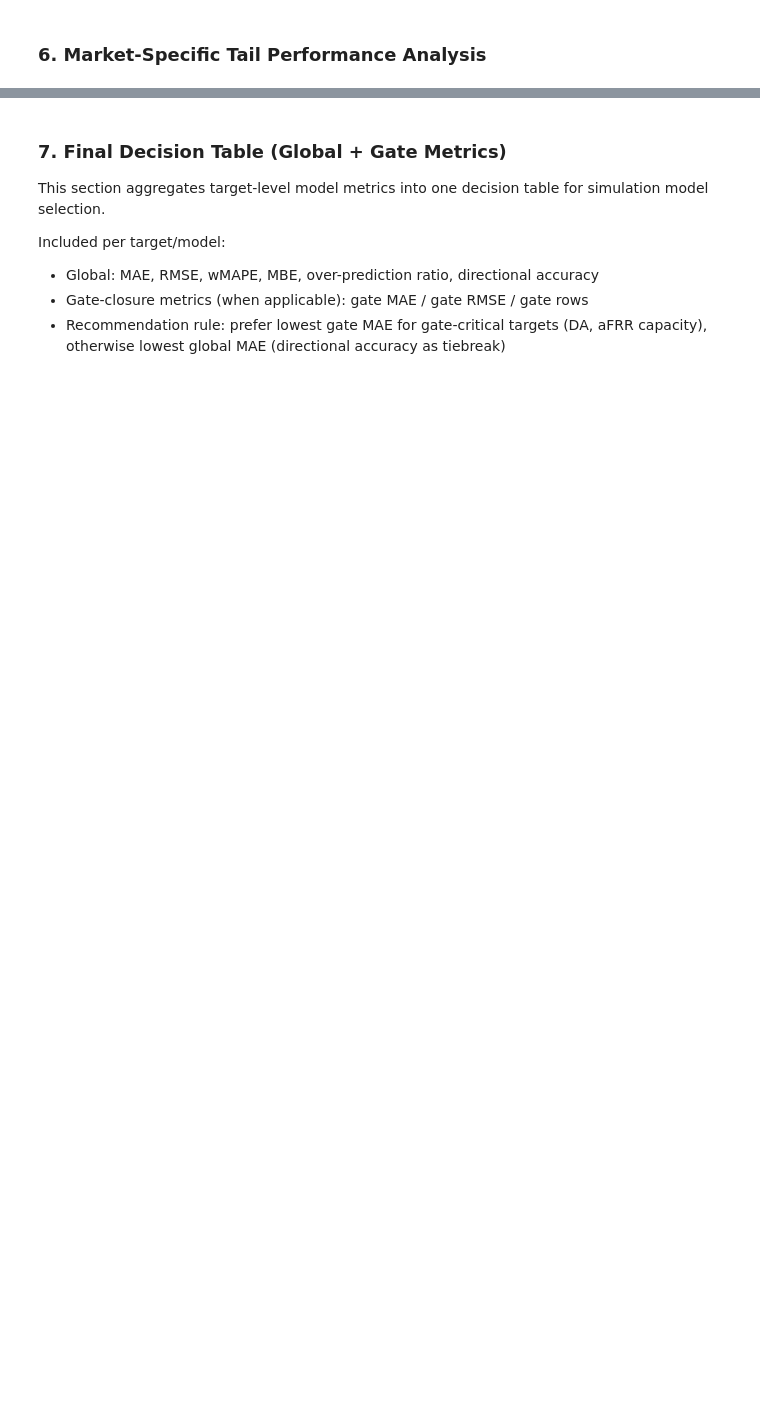
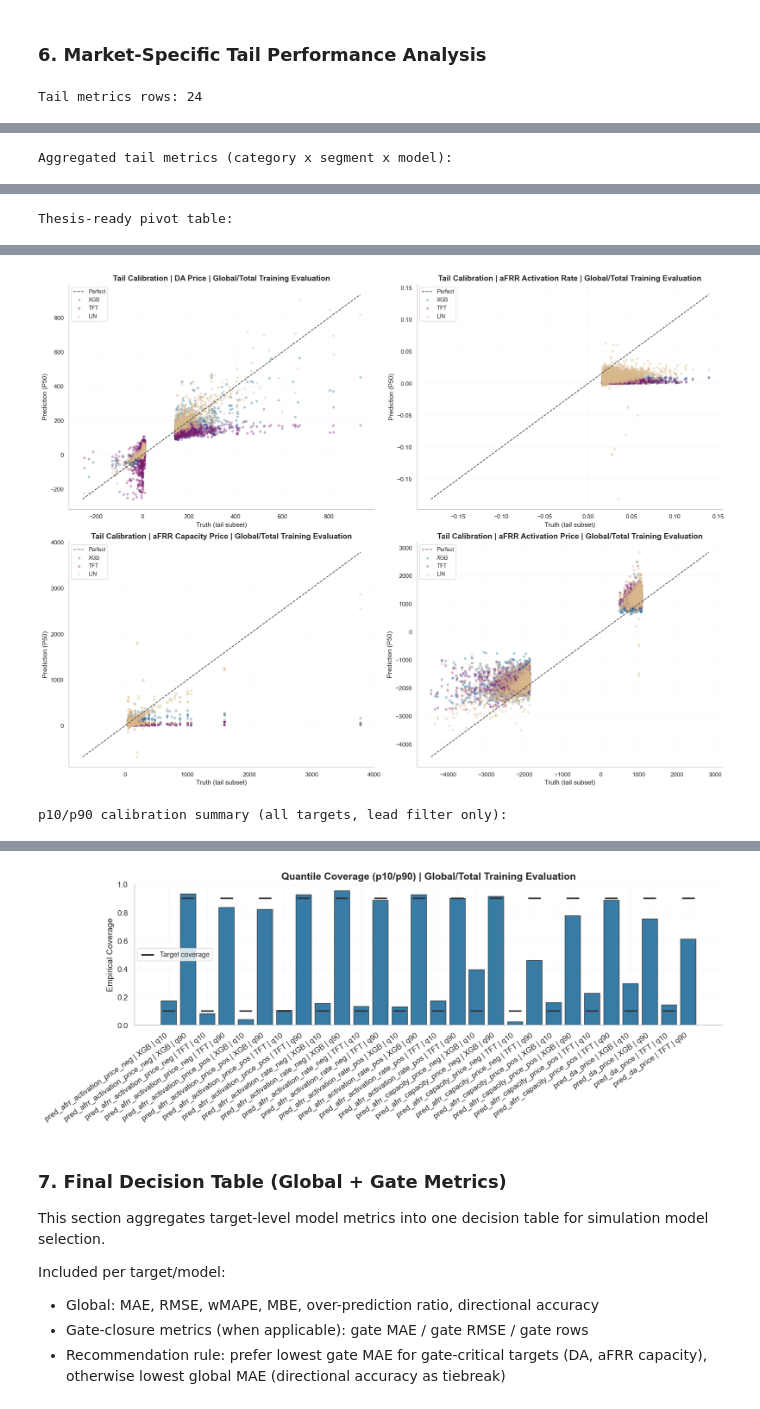
Before and after one commit to lgiesen/energy_trading, a Jupyter notebook: notebooks/benchmark_investigation.ipynb, the cells around one changed output, grey strips where cells are left out. Cells and saved outputs as stored; diff of their text form; code cells hidden in the pictures; blank space fills up the shorter version.

```diff
--- a/notebooks/benchmark_investigation.ipynb
+++ b/notebooks/benchmark_investigation.ipynb
@@ -604,6 +697,8 @@ MODEL_INFO = {
 MODEL_IDS = ['xgb', 'tft', 'lin']
 MODEL_LABELS = {mid: MODEL_INFO[mid]['label'] for mid in MODEL_IDS}
 MODEL_COLORS = {mid: MODEL_INFO[mid]['color'] for mid in MODEL_IDS}
+MAX_TAIL_POINTS_PER_GROUP = 2000
+MAX_DISPLAY_ROWS = 400
 
 
 def _build_model_merged(pred_col: str) -> pd.DataFrame:
@@ -679,11 +774,12 @@ if tail_metrics_df.empty:
     raise ValueError('No tail metrics computed. Check COMMON_PRED_COLS / lead filtering / prediction files.')
 
 print('Tail metrics rows:', len(tail_metrics_df))
-display(tail_metrics_df.sort_values(['category', 'pred_col', 'segment', 'model']).reset_index(drop=True))
+tail_metrics_view = tail_metrics_df.sort_values(['category', 'pred_col', 'segment', 'model']).reset_index(drop=True)
+display(tail_metrics_view.head(MAX_DISPLAY_ROWS))
 
 agg_tail = aggregate_tail_metrics(tail_metrics_df)
 print('Aggregated tail metrics (category x segment x model):')
-display(agg_tail)
+display(agg_tail.head(MAX_DISPLAY_ROWS))
 
 agg_tail_pivot = agg_tail.pivot_table(
     index=['category', 'segment', 'model'],
@@ -691,20 +787,35 @@ agg_tail_pivot = agg_tail.pivot_table(
     aggfunc='first'
 ).reset_index()
 print('Thesis-ready pivot table:')
-display(agg_tail_pivot)
+display(agg_tail_pivot.head(MAX_DISPLAY_ROWS))
 
 points_df = pd.concat(points_parts, ignore_index=True) if points_parts else pd.DataFrame()
-plot_tail_calibration(
-    points_df,
-    model_colors=MODEL_COLORS,
-    title_suffix='Global/Total Training Evaluation',
-)
+required_point_cols = {'category', 'pred_col', 'segment', 'model_id', 'y_true', 'y_pred'}
+if not points_df.empty:
+    # Normalize columns defensively to avoid schema/index drift across reruns.
+    points_df = points_df.reset_index(drop=False)
+    points_df.columns = [str(c) for c in points_df.columns]
+
+if not points_df.empty and required_point_cols.issubset(set(points_df.columns)):
+    # Simple global cap avoids fragile groupby/apply path that caused KeyError crashes.
+    if len(points_df) > MAX_TAIL_POINTS_PER_GROUP * 24:
+        points_df = points_df.sample(n=MAX_TAIL_POINTS_PER_GROUP * 24, random_state=42)
+    points_df = points_df.reset_index(drop=True)
+    plot_tail_calibration(
+        points_df,
+        model_colors=MODEL_COLORS,
+        title_suffix='Global/Total Training Evaluation',
+    )
+else:
+    print('Tail calibration scatter skipped: points_df missing required columns or empty.')
 
 p90_calib_df = pd.concat(cov_parts, ignore_index=True) if cov_parts else pd.DataFrame()
 print('p10/p90 calibration summary (all targets, lead filter only):')
-display(p90_calib_df)
+display(p90_calib_df.head(MAX_DISPLAY_ROWS))
 
 plot_quantile_coverage_bars(
     p90_calib_df,
     title_suffix='Global/Total Training Evaluation',
 )
+# %% [output]
+Tail metrics rows: 24
@@ -710,0 +839 @@ plot_quantile_coverage_bars(
+Aggregated tail metrics (category x segment x model):
@@ -710,0 +856 @@ plot_quantile_coverage_bars(
+Thesis-ready pivot table:
@@ -710,0 +873,2 @@ plot_quantile_coverage_bars(
+[figure, added]
+p10/p90 calibration summary (all targets, lead filter only):
@@ -711,3 +892,4 @@ plot_quantile_coverage_bars(
+[figure, added]
 # %% [markdown]
 ### 7. Final Decision Table (Global + Gate Metrics)
 
```
Also changed, not shown: parts of 18 cells of this notebook.
